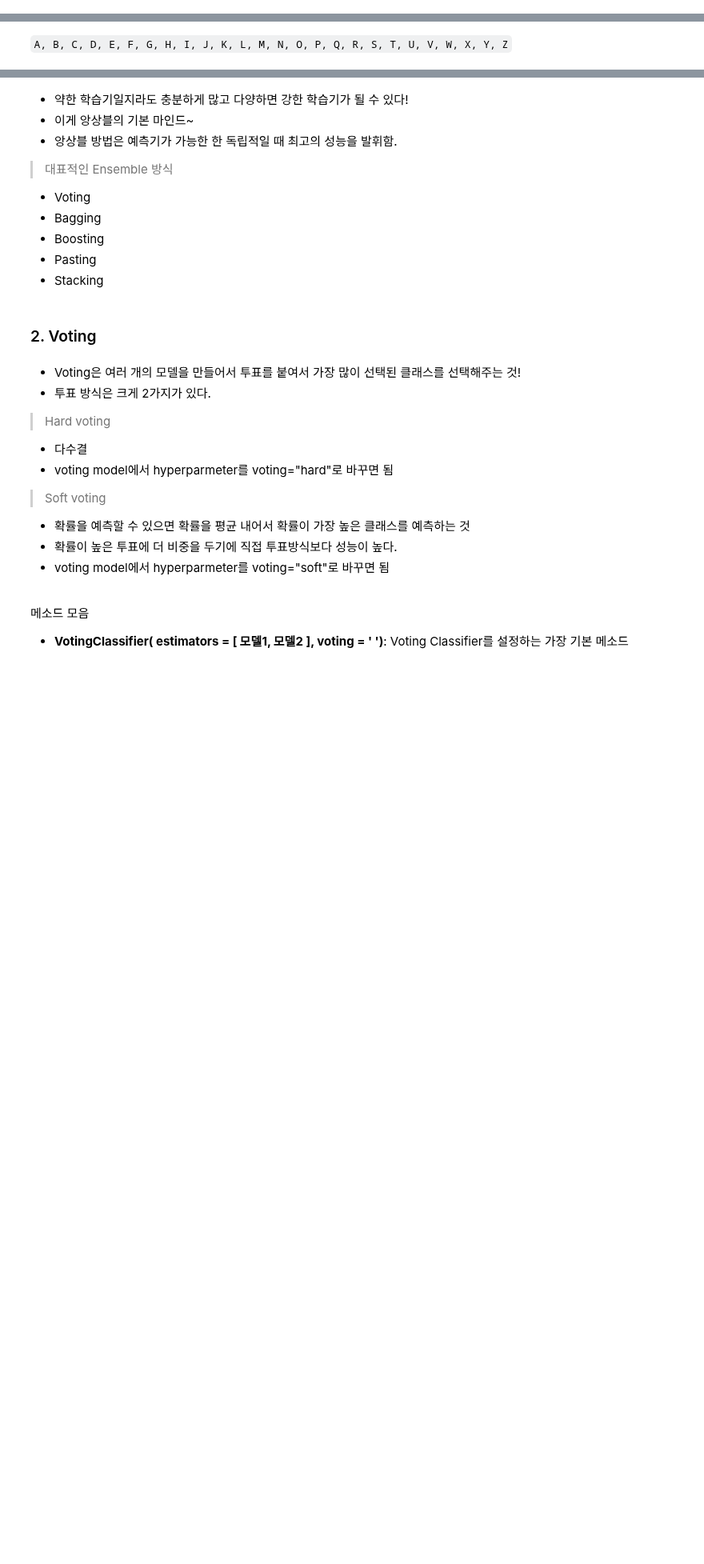
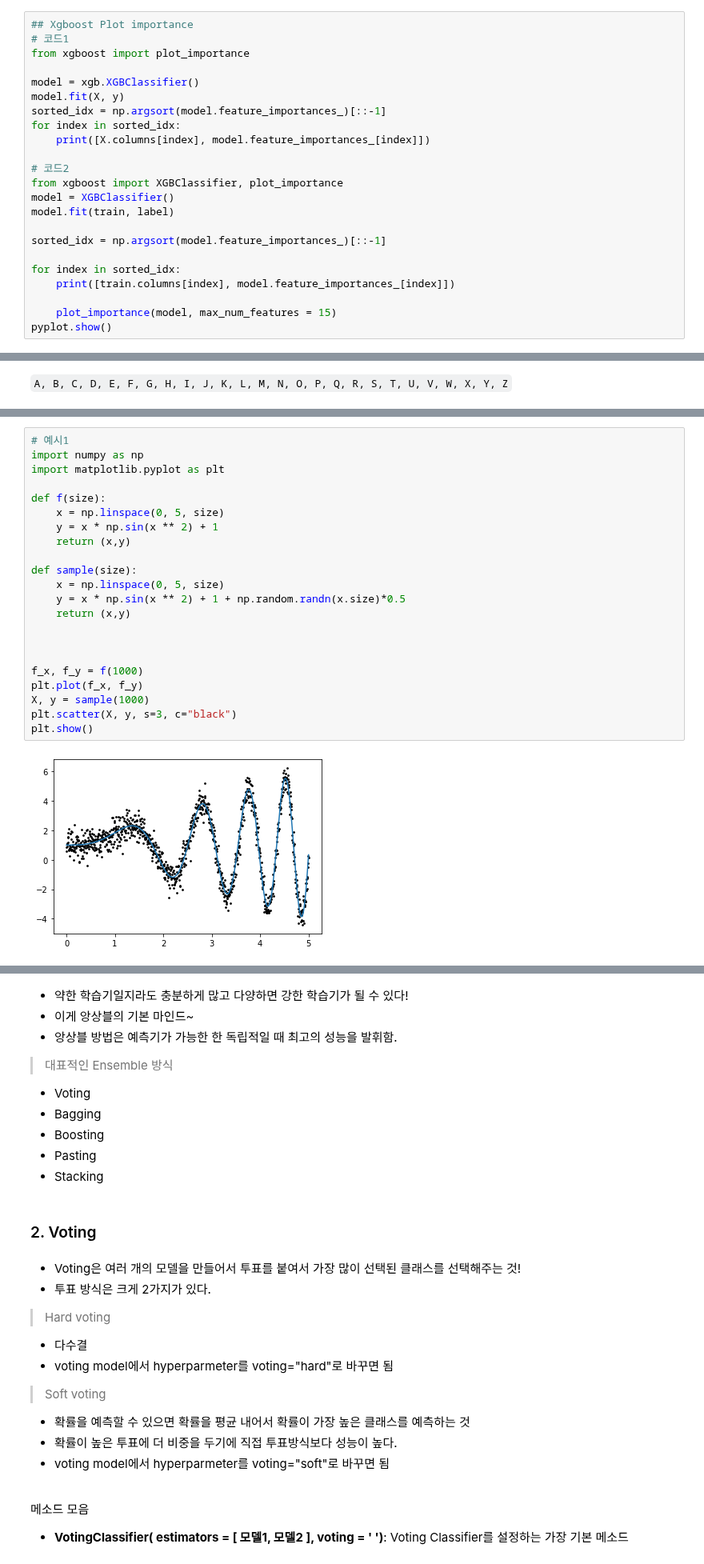
Before and after one commit to hw79chopin/Machine-Learning-Codebook, a Jupyter notebook: Machine_Learning_by_Hyun.ipynb, the cells around one changed output, grey strips where cells are left out. Shown at 80% size. Drawn from its saved outputs; the diff is of its cells as text; blank space fills up the shorter version.

Commit message:
Adaboost, XGboost explanation added

```diff
--- a/Machine_Learning_by_Hyun.ipynb
+++ b/Machine_Learning_by_Hyun.ipynb
@@ -151,0 +1353,23 @@
+# %%
+## Xgboost Plot importance
+# 코드1
+from xgboost import plot_importance
+
+model = xgb.XGBClassifier()
+model.fit(X, y)
+sorted_idx = np.argsort(model.feature_importances_)[::-1]
+for index in sorted_idx:
+    print([X.columns[index], model.feature_importances_[index]])
+
+# 코드2
+from xgboost import XGBClassifier, plot_importance
+model = XGBClassifier()
+model.fit(train, label)
+
+sorted_idx = np.argsort(model.feature_importances_)[::-1]
+
+for index in sorted_idx:
+    print([train.columns[index], model.feature_importances_[index]])
+
+    plot_importance(model, max_num_features = 15)
+pyplot.show()
@@ -376,0 +1907,24 @@ recall_score(y_true, y_pred)
+# %%
+# 예시1
+import numpy as np
+import matplotlib.pyplot as plt
+
+def f(size):
+    x = np.linspace(0, 5, size)
+    y = x * np.sin(x ** 2) + 1
+    return (x,y)
+
+def sample(size):
+    x = np.linspace(0, 5, size)
+    y = x * np.sin(x ** 2) + 1 + np.random.randn(x.size)*0.5
+    return (x,y)
+
+
+
+f_x, f_y = f(1000)
+plt.plot(f_x, f_y)
+X, y = sample(1000)
+plt.scatter(X, y, s=3, c="black")
+plt.show()
+# %% [output]
+[figure, added]
```
Also changed, not shown: parts of 261 cells of this notebook.
